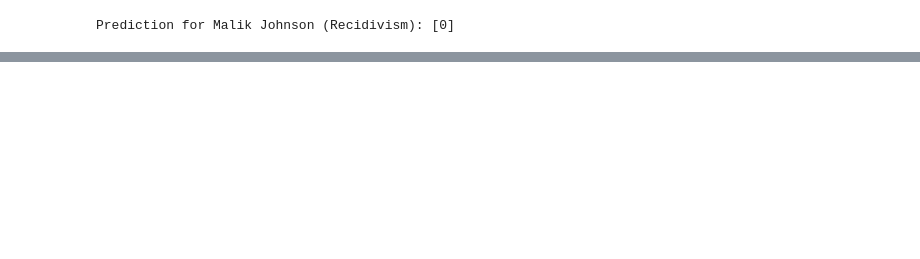
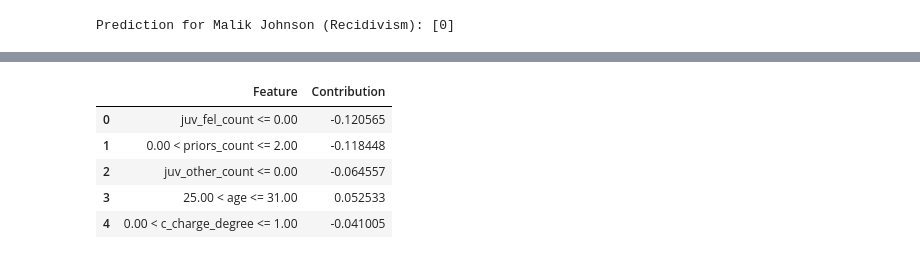
Before and after one commit to ag826/AIPI590_XAI_F25, a Jupyter notebook: Assignment_machine_learning_court.ipynb, the cells around one changed output, grey strips where cells are left out. Cells and saved outputs as stored; diff of their text form; code cells hidden in the pictures; blank space fills up the shorter version.

```diff
--- a/Assignment_machine_learning_court.ipynb
+++ b/Assignment_machine_learning_court.ipynb
@@ -160,0 +235,22 @@ Prediction for Malik Johnson (Recidivism): [0]
+# %%
+
+lime_explainer = lime_tabular.LimeTabularExplainer(
+    X_train.values,
+    feature_names=features,
+    class_names=['No Recidivism', 'Recidivism'],
+    discretize_continuous=True
+)
+
+exp = lime_explainer.explain_instance(
+    malik_sample.values[0],
+    model_compas.predict_proba,
+    num_features=5
+)
+
+
+exp.show_in_notebook(show_table=True, show_all=False)
+
+lime_results = exp.as_list()
+lime_df = pd.DataFrame(lime_results, columns=['Feature', 'Contribution'])
+display(lime_df)
+# %% [output]
@@ -160,0 +258,6 @@ Prediction for Malik Johnson (Recidivism): [0]
+|  | Feature | Contribution |
+| 0 | juv_fel_count <= 0.00 | -0.120565 |
+| 1 | 0.00 < priors_count <= 2.00 | -0.118448 |
+| 2 | juv_other_count <= 0.00 | -0.064557 |
+| 3 | 25.00 < age <= 31.00 | 0.052533 |
+| 4 | 0.00 < c_charge_degree <= 1.00 | -0.041005 |
```
Also changed, not shown: parts of 19 cells of this notebook.
